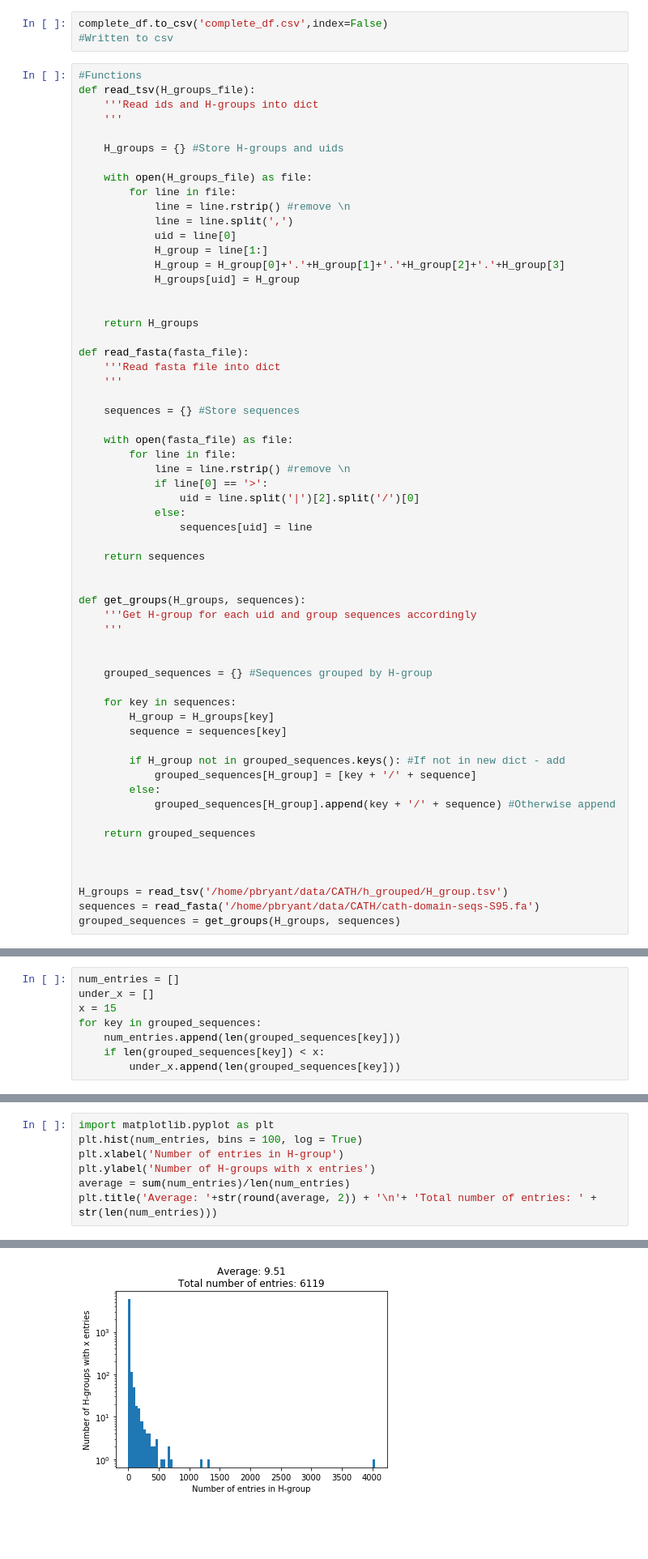
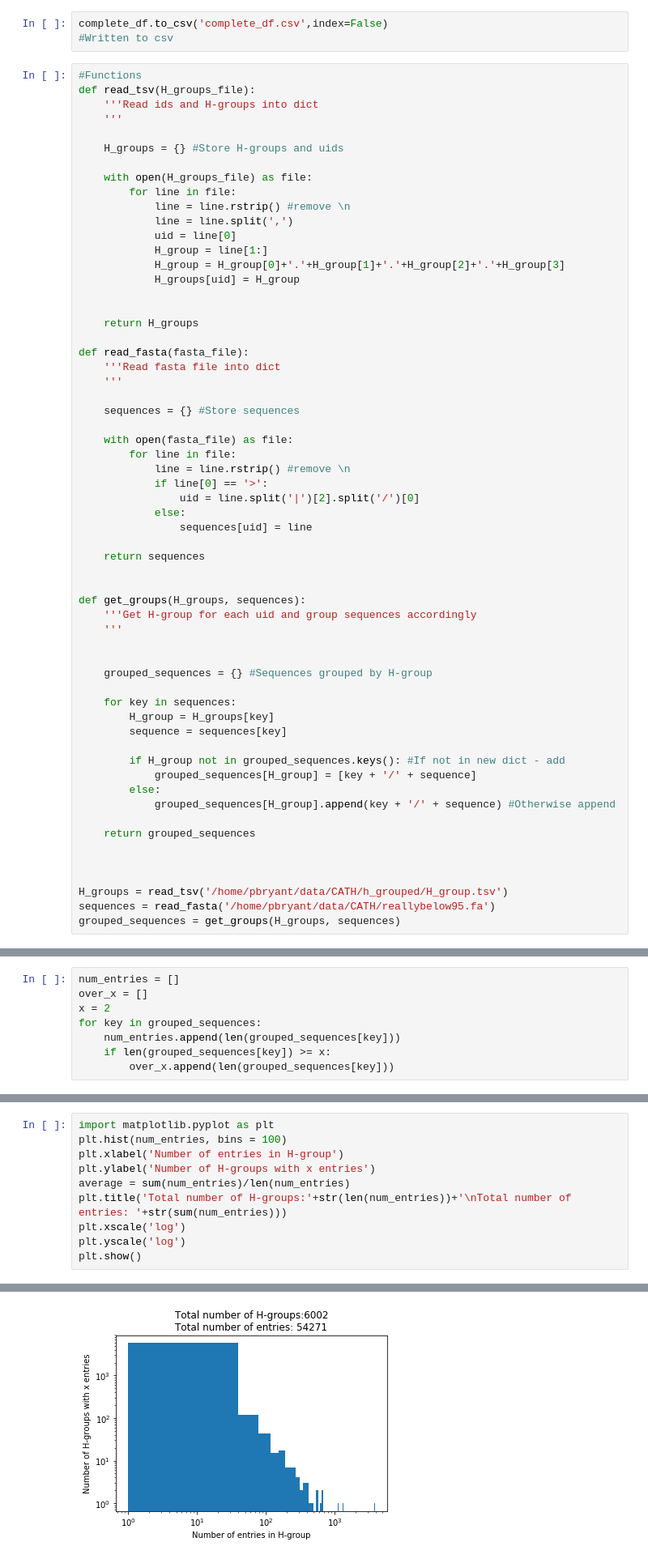
Before and after one commit to patrickbryant1/basic_scilife_scripts, a Jupyter notebook: visual/visual_notebook.ipynb, the cells around one changed output, grey strips where cells are left out. Shown at 81% size. Drawn from its saved outputs; the diff is of its cells as text; blank space fills up the shorter version.

```diff
--- a/visual/visual_notebook.ipynb
+++ b/visual/visual_notebook.ipynb
@@ -365,5 +365,5 @@ def get_groups(H_groups, sequences):
 
 
 H_groups = read_tsv('/home/pbryant/data/CATH/h_grouped/H_group.tsv')
-sequences = read_fasta('/home/pbryant/data/CATH/cath-domain-seqs-S95.fa')
+sequences = read_fasta('/home/pbryant/data/CATH/reallybelow95.fa')
 grouped_sequences = get_groups(H_groups, sequences)
@@ -370,8 +390,8 @@ grouped_sequences = get_groups(H_groups, sequences)
 # %%
 num_entries = []
-under_x = []
-x = 15
+over_x = []
+x = 2
 for key in grouped_sequences:
     num_entries.append(len(grouped_sequences[key]))
-    if len(grouped_sequences[key]) < x:
-        under_x.append(len(grouped_sequences[key]))
+    if len(grouped_sequences[key]) >= x:
+        over_x.append(len(grouped_sequences[key]))
@@ -378,8 +418,11 @@ for key in grouped_sequences:
 # %%
 import matplotlib.pyplot as plt
-plt.hist(num_entries, bins = 100, log = True)
+plt.hist(num_entries, bins = 100)
 plt.xlabel('Number of entries in H-group')
 plt.ylabel('Number of H-groups with x entries')
 average = sum(num_entries)/len(num_entries)
-plt.title('Average: '+str(round(average, 2)) + '\n'+ 'Total number of entries: ' + str(len(num_entries)))
+plt.title('Total number of H-groups:'+str(len(num_entries))+'\nTotal number of entries: '+str(sum(num_entries)))
+plt.xscale('log')
+plt.yscale('log')
+plt.show()
 # %% [output]
@@ -387,2 +429,2 @@ Text(0.5, 1.0, 'Average: 9.51\nTotal number of entries: 6119')
-[figure, old version]
+[figure, new version]
 # %%
```
Also changed, not shown: parts of 6 cells of this notebook, 1 other file.
